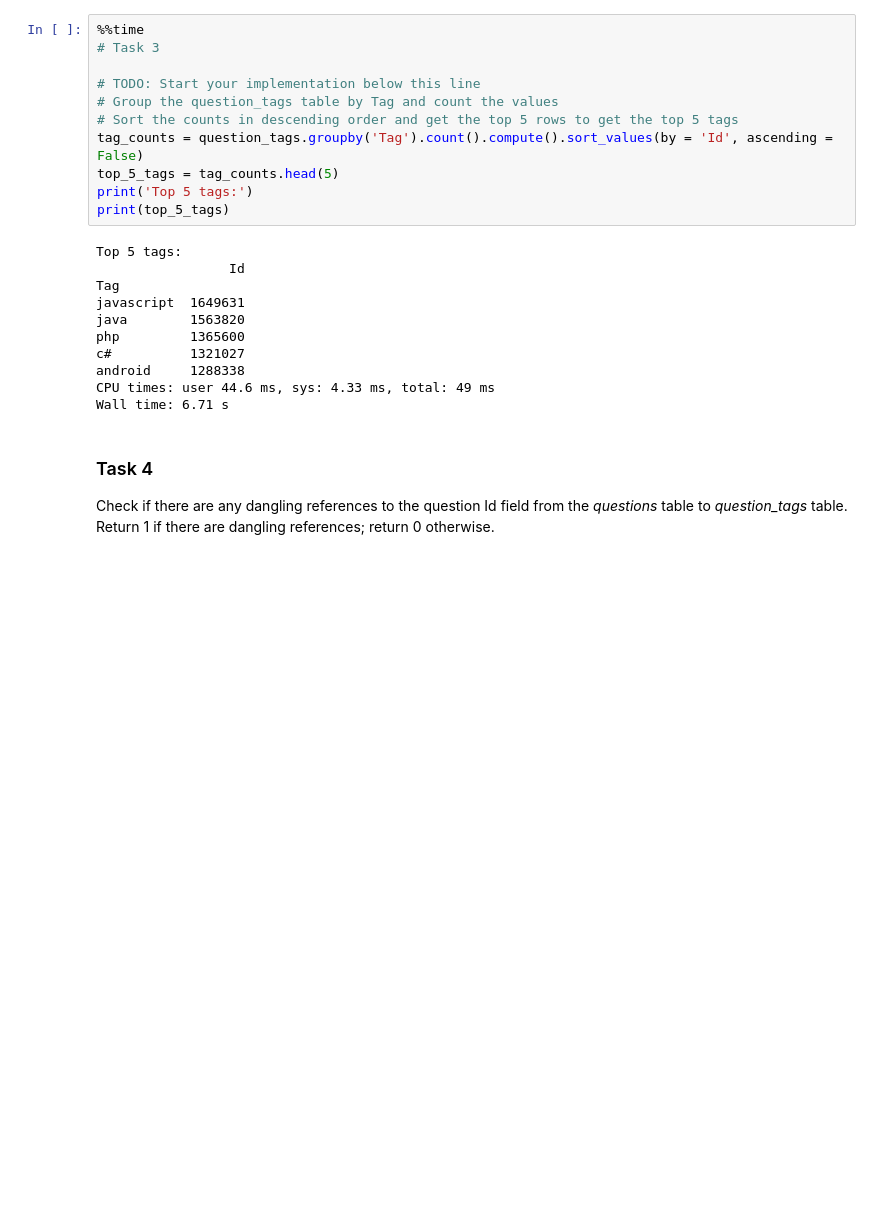
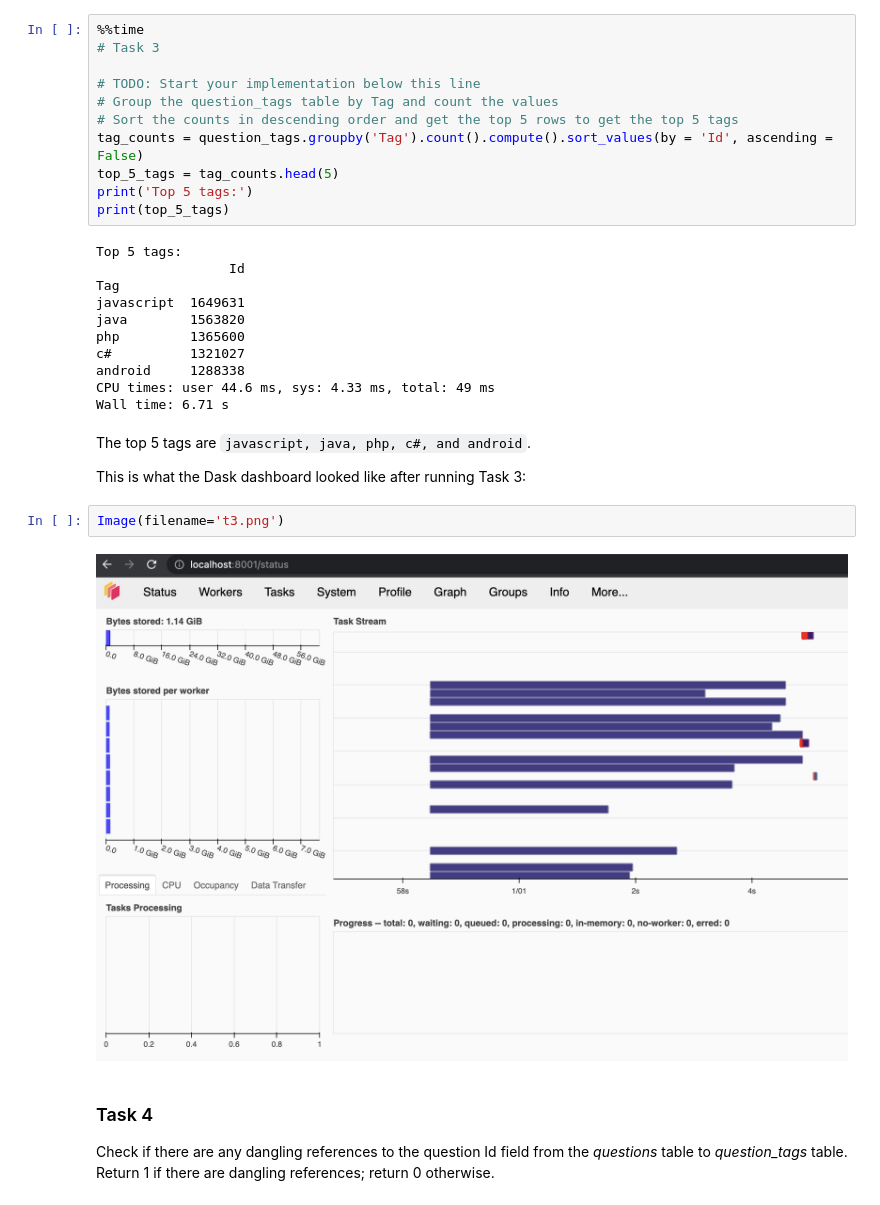
Before and after one commit to erictria/dask_exercise, a Jupyter notebook: Tria_Eric_emt4wf_A2.ipynb, the cells around one changed output. Saved outputs shown, nothing was run; the diff lists cells and outputs as text; blank space fills up the shorter version.

```diff
--- a/Tria_Eric_emt4wf_A2.ipynb
+++ b/Tria_Eric_emt4wf_A2.ipynb
@@ -146,6 +174,14 @@ c#          1321027
 android     1288338
 CPU times: user 44.6 ms, sys: 4.33 ms, total: 49 ms
 Wall time: 6.71 s
+# %% [markdown]
+The top 5 tags are `javascript, java, php, c#, and android`.
+
+This is what the Dask dashboard looked like after running Task 3:
+# %%
+Image(filename='t3.png')
+# %% [output]
+[figure, added]
 # %% [markdown]
 ### Task 4
 Check if there are any dangling references to the question Id field from the *questions* table to *question_tags* table. Return 1 if there are dangling references; return 0 otherwise.
```
Also changed, not shown: parts of 14 cells of this notebook, 1 other file.
